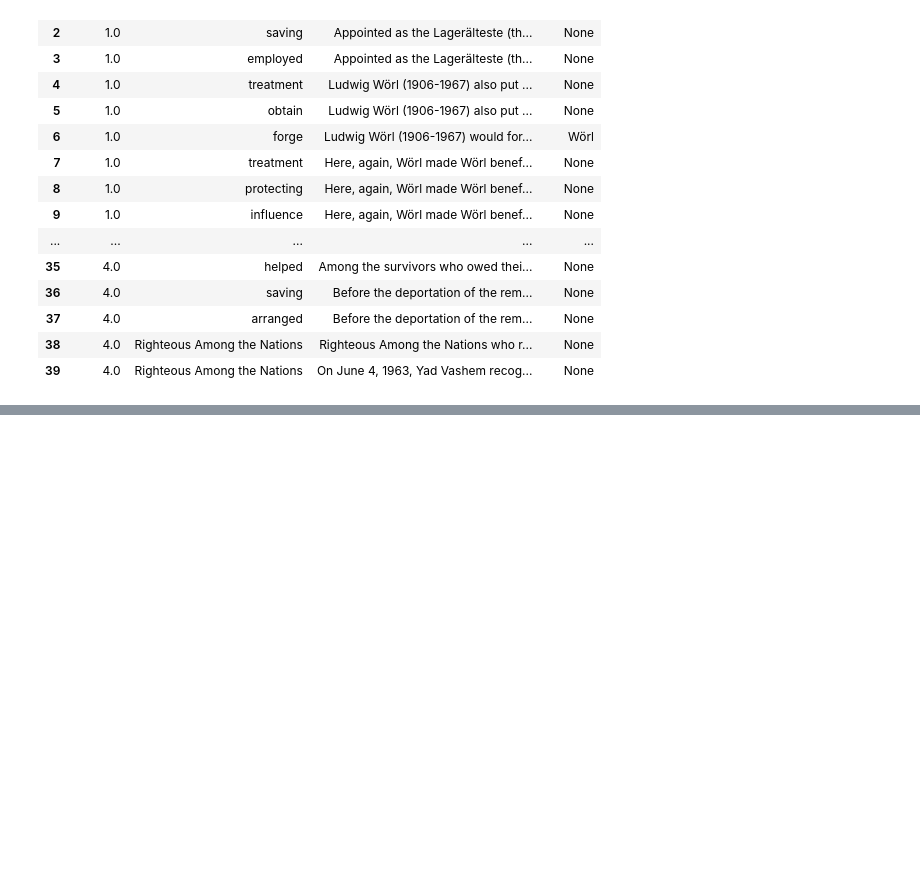
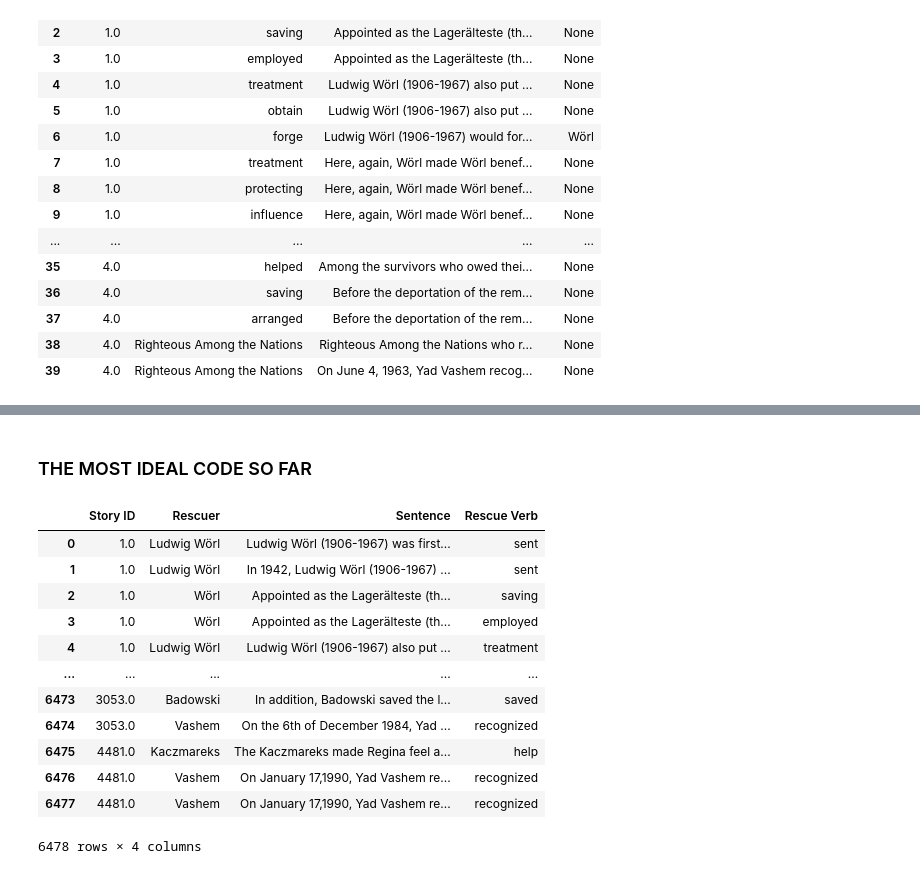
Before and after one commit to katieminjoo/Coref-NER, a Jupyter notebook: project_NeuralCoref_NER.ipynb, the cells around one changed output, grey strips where cells are left out. Saved outputs shown, nothing was run; the diff lists cells and outputs as text; code cells hidden in the pictures; blank space fills up the shorter version.

```diff
--- a/project_NeuralCoref_NER.ipynb
+++ b/project_NeuralCoref_NER.ipynb
@@ -368,8 +368,6 @@ table_3.to_csv('./drafts/table_3.xlsx', index = False)
 ### 1.2.1.2 Step 2:“Rescuers Names filtering” - Step-by-Step Breakdown
 # %%
 table_4 = table_3.copy()
-# %%
-table_4 = table_3.copy()[:100]
 # %% [markdown]
 #### 0917 Dependency Parsing.. hmm
 # %%
@@ -624,0 +597,2 @@ table_5 = table_3[['Story ID','Full Name', 'Last Name', 'First Name', 'Rescuing_
+# %% [markdown]
+### THE MOST IDEAL CODE SO FAR
@@ -624,0 +645,25 @@ table_5 = table_3[['Story ID','Full Name', 'Last Name', 'First Name', 'Rescuing_
+# %%
+# Apply the function to the DataFrame
+results = table_4.progress_apply(find_rescuers, axis=1)
+# %%
+# Flatten the results (since it's a list of lists)
+flattened_results = [item for sublist in results if sublist for item in sublist]
+
+# Convert to DataFrame
+fullname_df = pd.DataFrame(flattened_results)
+# %%
+fullname_df
+# %% [output]
+|  | Story ID | Rescuer | Sentence | Rescue Verb |
+| 0 | 1.0 | Ludwig Wörl | Ludwig Wörl (1906-1967) was first... | sent |
+| 1 | 1.0 | Ludwig Wörl | In 1942, Ludwig Wörl (1906-1967) ... | sent |
+| 2 | 1.0 | Wörl | Appointed as the Lagerälteste (th... | saving |
+| 3 | 1.0 | Wörl | Appointed as the Lagerälteste (th... | employed |
+| 4 | 1.0 | Ludwig Wörl | Ludwig Wörl (1906-1967) also put ... | treatment |
+| ... | ... | ... | ... | ... |
+| 6473 | 3053.0 | Badowski | In addition, Badowski saved the l... | saved |
+| 6474 | 3053.0 | Vashem | On the 6th of December 1984, Yad ... | recognized |
+| 6475 | 4481.0 | Kaczmareks | The Kaczmareks made Regina feel a... | help |
+| 6476 | 4481.0 | Vashem | On January 17,1990, Yad Vashem re... | recognized |
+| 6477 | 4481.0 | Vashem | On January 17,1990, Yad Vashem re... | recognized |
+6478 rows × 4 columns
```
Also changed, not shown: parts of 27 cells of this notebook, 1 other file.
